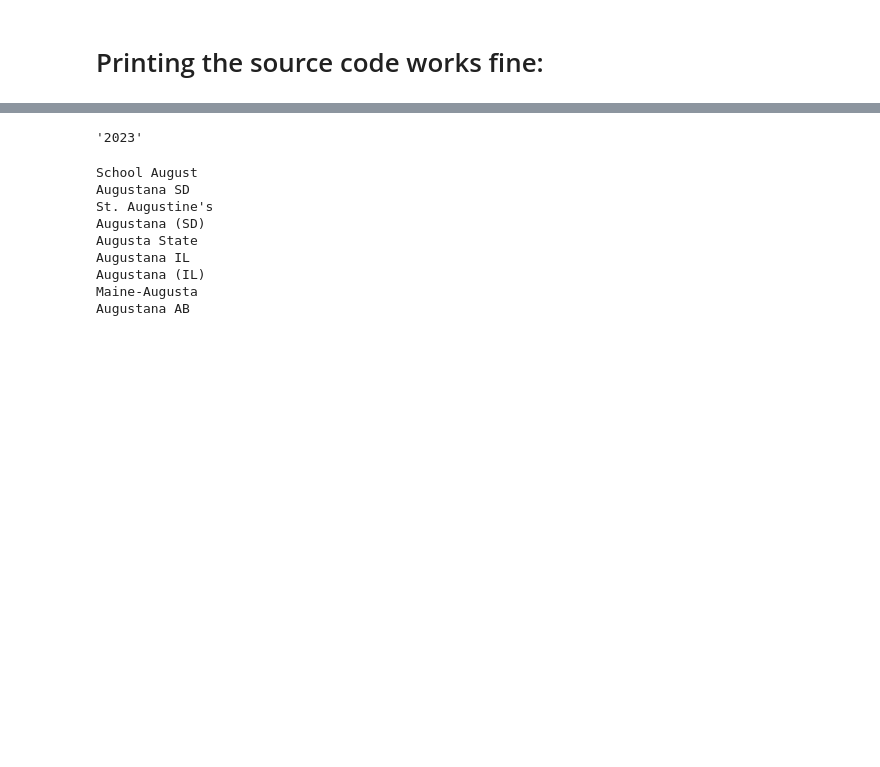
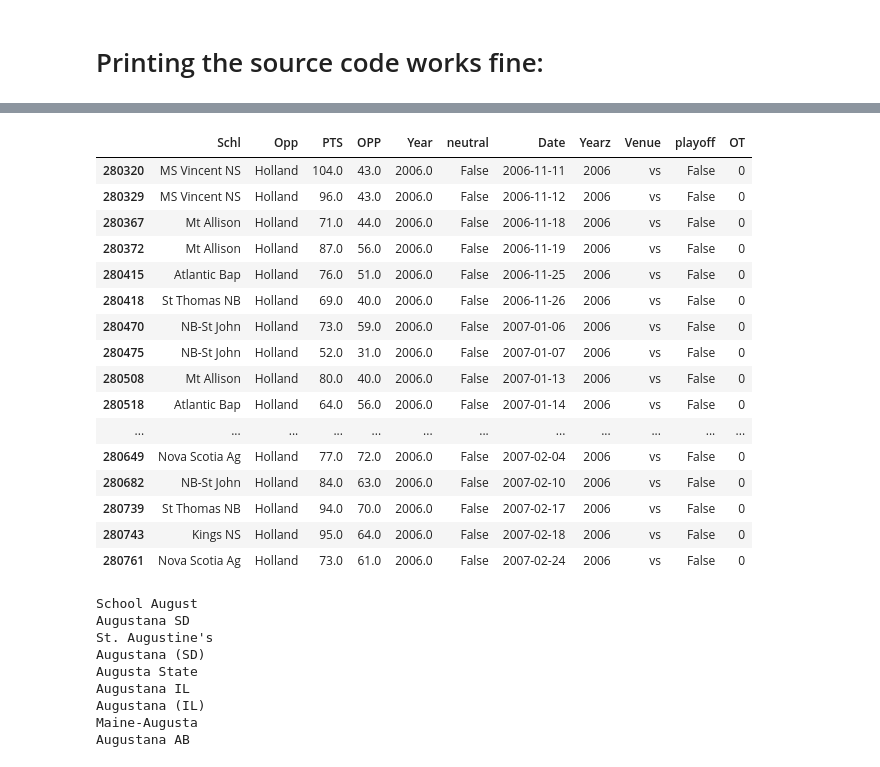
Before and after one commit to easella/ncaabelos, a Jupyter notebook: ncaab-for-free.ipynb, the cells around one changed output, grey strips where cells are left out. Saved outputs shown, nothing was run; the diff lists cells and outputs as text; code cells hidden in the pictures; blank space fills up the shorter version.

```diff
--- a/ncaab-for-free.ipynb
+++ b/ncaab-for-free.ipynb
@@ -1954,7 +1964,24 @@ df1
-# %%
-url
-# %% [output]
-'2023'
+# %%
+a=df22[df22.Opp=='Holland']
+a[a.Year==2006]
+# %% [output]
+|  | Schl | Opp | PTS | OPP | Year | neutral | Date | Yearz | Venue | playoff | OT |
+| 280320 | MS Vincent NS | Holland | 104.0 | 43.0 | 2006.0 | False | 2006-11-11 | 2006 | vs | False | 0 |
+| 280329 | MS Vincent NS | Holland | 96.0 | 43.0 | 2006.0 | False | 2006-11-12 | 2006 | vs | False | 0 |
+| 280367 | Mt Allison | Holland | 71.0 | 44.0 | 2006.0 | False | 2006-11-18 | 2006 | vs | False | 0 |
+| 280372 | Mt Allison | Holland | 87.0 | 56.0 | 2006.0 | False | 2006-11-19 | 2006 | vs | False | 0 |
+| 280415 | Atlantic Bap | Holland | 76.0 | 51.0 | 2006.0 | False | 2006-11-25 | 2006 | vs | False | 0 |
+| 280418 | St Thomas NB | Holland | 69.0 | 40.0 | 2006.0 | False | 2006-11-26 | 2006 | vs | False | 0 |
+| 280470 | NB-St John | Holland | 73.0 | 59.0 | 2006.0 | False | 2007-01-06 | 2006 | vs | False | 0 |
+| 280475 | NB-St John | Holland | 52.0 | 31.0 | 2006.0 | False | 2007-01-07 | 2006 | vs | False | 0 |
+| 280508 | Mt Allison | Holland | 80.0 | 40.0 | 2006.0 | False | 2007-01-13 | 2006 | vs | False | 0 |
+| 280518 | Atlantic Bap | Holland | 64.0 | 56.0 | 2006.0 | False | 2007-01-14 | 2006 | vs | False | 0 |
+| ... | ... | ... | ... | ... | ... | ... | ... | ... | ... | ... | ... |
+| 280649 | Nova Scotia Ag | Holland | 77.0 | 72.0 | 2006.0 | False | 2007-02-04 | 2006 | vs | False | 0 |
+| 280682 | NB-St John | Holland | 84.0 | 63.0 | 2006.0 | False | 2007-02-10 | 2006 | vs | False | 0 |
+| 280739 | St Thomas NB | Holland | 94.0 | 70.0 | 2006.0 | False | 2007-02-17 | 2006 | vs | False | 0 |
+| 280743 | Kings NS | Holland | 95.0 | 64.0 | 2006.0 | False | 2007-02-18 | 2006 | vs | False | 0 |
+| 280761 | Nova Scotia Ag | Holland | 73.0 | 61.0 | 2006.0 | False | 2007-02-24 | 2006 | vs | False | 0 |
 # %%
 s=input("School")
 
```
Also changed, not shown: parts of 1 cell of this notebook.
